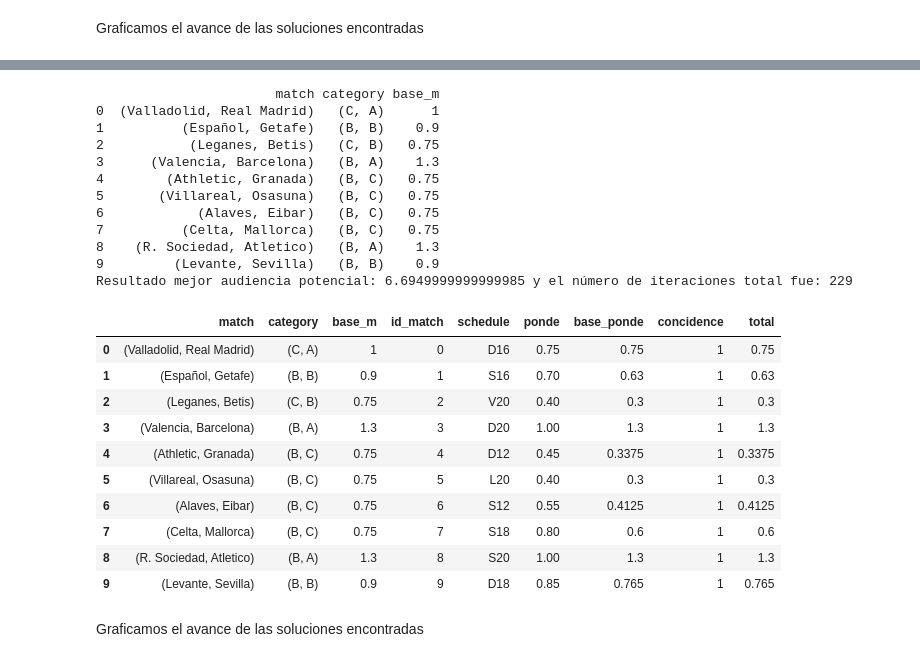
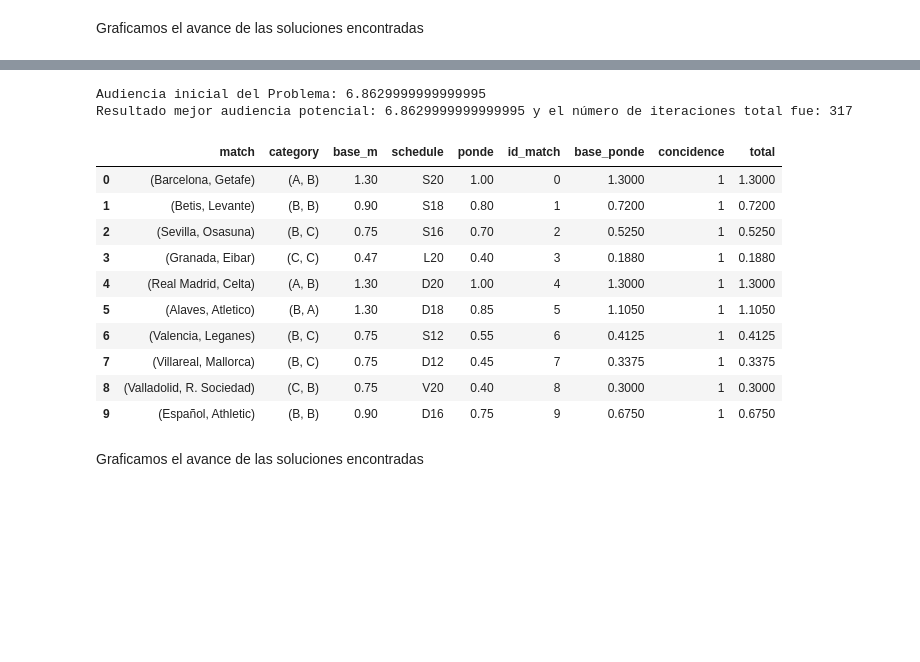
Before and after one commit to eacasas/algoritmosOptimizacion, a Jupyter notebook: EfraimCasas_TrabajoPráctico_Algoritmos.ipynb, the cells around one changed output, grey strips where cells are left out. Drawn from its saved outputs; the diff is of its cells as text; code cells hidden in the pictures; blank space fills up the shorter version.

```diff
--- a/EfraimCasas_TrabajoPráctico_Algoritmos.ipynb
+++ b/EfraimCasas_TrabajoPráctico_Algoritmos.ipynb
@@ -152,6 +194,7 @@ Ya tenemos una función capaz de generar todos los partidos de una jornada de fo
 # %%
 def generate_maths(teamCategory):
   journey = pd.DataFrame(columns=['match','category','base_m'])
+  result = match_pairs(teamCategory)
   for matchJ in result:
       #Se trae la información delos equipos
       teamInfo0 = teamCategory[teamCategory['team']==matchJ[0]]
@@ -184,6 +227,7 @@ print(generate_maths(teamCategory))
 Guardamos el resultado con el fin de trabajar con los mismos datos durante todo el ejercicio.
 # %%
 #Guardamos la jornada
+journey=generate_maths(teamCategory)
 
 journey.to_csv('/content/sample_data/journey2.csv', sep=';', index = True)
 # %% [markdown]
@@ -371,7 +479,7 @@ def busqueda_local(journey, resultados = None):
             temp_audience = sum(journey['total'])          #Se calcula la audiencia de la solución candidata
             #print(f'Audiencia: {temp_audience}')
 
-            if temp_audience > best_audience:
+            if temp_audience >= best_audience:
                 best_schedules = journey.copy()
                 best_audience = temp_audience
 
@@ -517,14 +625,17 @@ Esta es la solución final, y para esta vamos a crear un algoritmo de Annealing
 # %% [markdown]
 ### Anealing Simulado
 # %%
-def simulated_annealing(journey, schedulePon, T, alpha, schedule=None):
+def simulated_annealing(journey, schedulePon, T, alpha, aleatory=True):
 
     #Dataframe para almacenar los resultados iniciales
     r = pd.DataFrame(columns=['n','metodo','audiencia'])
 
-    #si no tenemos ningún encuentro base generamos uno
-    if type(schedule) != pd.DataFrame:
+    #generamos primera solución aleatoria o voraz según el parámetro
+    if aleatory:
       schedule,r = busqueda_aleatoria (journey,1,r)
+    else:
+      #Generamos la primera solución utilizando la ténica Voraz
+      schedule=generate_schedule_voraz(journey,schedulePon)
 
     #en x vamos a almacenar la mejor la programación de horarios candidata
     x = schedule
@@ -534,16 +645,28 @@ def simulated_annealing(journey, schedulePon, T, alpha, schedule=None):
     best_x = x
     best_audience = audience
 
+
+    print(f'Audiencia inicial del Problema: {audience}')
+
     #Se agrega la audiencia inicial
     new_row = {'n':len(r)+1, 'metodo':'Inicial','audiencia':audience}
     r= r.append(new_row, ignore_index=True)
 
+    #bandera para hacer busqueda local de la primera solución
+    first_it=True
+
     while T > 1e-3:
-        # Se genera una solución aleatoria
-        x_new,r = busqueda_aleatoria (journey,2,r)
 
-        # Generamos busqueda local
-        x_new,r = busqueda_local(x_new,r)
+        if first_it:
+          x_new = x
+          first_it=False
+        else:
+          # Se genera una solución aleatoria
+          x_new,r = busqueda_aleatoria (journey,2,r)
+
+        # Generamos busqueda local en cinco ocasiones
+        for i in range(5):
+          x_new,r = busqueda_local(x_new,r)
 
         #generamos la nueva audiencia
         new_audience = sum(x_new['total'])
@@ -552,7 +675,7 @@ def simulated_annealing(journey, schedulePon, T, alpha, schedule=None):
         if delta_audience > 0: #Si la solución tiene más audiencia
             x = x_new
             cost = new_audience
-            if new_audience > best_audience:
+            if new_audience >= best_audience:
                 best_x = x_new
                 best_audience = new_audience
         else:
@@ -706,41 +915,27 @@ Respuesta: Se aplica el algoritmo de la misma forma del punto anterior.
 # %%
-journey4= generate_maths(teamCategory)
-#Presentamos la jornada inicial
-print(journey4)
-
-#generamos la solución para la jornada
-schedulerJourney4, r4 = simulated_annealing(journey4, schedulePon, T, alpha)
+#generamos la solución para la jornada, partiendo desde la técnica voraz.
+schedulerJourney4, r4 = simulated_annealing(journey4, schedulePon, T, alpha, aleatory=False)
 
 #audiencia
 audiencia4=sum(schedulerJourney4['total'])
 print(f'Resultado mejor audiencia potencial: {audiencia4} y el número de iteraciones total fue: {r4.shape[0]}')
 
 #Configuraión de la jornada
 display(schedulerJourney4)
 # %% [output]
-                       match category base_m
-0  (Valladolid, Real Madrid)   (C, A)      1
-1          (Español, Getafe)   (B, B)    0.9
-2           (Leganes, Betis)   (C, B)   0.75
-3      (Valencia, Barcelona)   (B, A)    1.3
-4        (Athletic, Granada)   (B, C)   0.75
-5       (Villareal, Osasuna)   (B, C)   0.75
-6            (Alaves, Eibar)   (B, C)   0.75
-7          (Celta, Mallorca)   (B, C)   0.75
-8    (R. Sociedad, Atletico)   (B, A)    1.3
-9         (Levante, Sevilla)   (B, B)    0.9
-Resultado mejor audiencia potencial: 6.6949999999999985 y el número de iteraciones total fue: 229
+Audiencia inicial del Problema: 6.8629999999999995
+Resultado mejor audiencia potencial: 6.8629999999999995 y el número de iteraciones total fue: 317
-|  | match | category | base_m | id_match | schedule | ponde | base_ponde | concidence | total |
-| 0 | (Valladolid, Real Madrid) | (C, A) | 1 | 0 | D16 | 0.75 | 0.75 | 1 | 0.75 |
-| 1 | (Español, Getafe) | (B, B) | 0.9 | 1 | S16 | 0.70 | 0.63 | 1 | 0.63 |
-| 2 | (Leganes, Betis) | (C, B) | 0.75 | 2 | V20 | 0.40 | 0.3 | 1 | 0.3 |
-| 3 | (Valencia, Barcelona) | (B, A) | 1.3 | 3 | D20 | 1.00 | 1.3 | 1 | 1.3 |
-| 4 | (Athletic, Granada) | (B, C) | 0.75 | 4 | D12 | 0.45 | 0.3375 | 1 | 0.3375 |
-| 5 | (Villareal, Osasuna) | (B, C) | 0.75 | 5 | L20 | 0.40 | 0.3 | 1 | 0.3 |
-| 6 | (Alaves, Eibar) | (B, C) | 0.75 | 6 | S12 | 0.55 | 0.4125 | 1 | 0.4125 |
-| 7 | (Celta, Mallorca) | (B, C) | 0.75 | 7 | S18 | 0.80 | 0.6 | 1 | 0.6 |
-| 8 | (R. Sociedad, Atletico) | (B, A) | 1.3 | 8 | S20 | 1.00 | 1.3 | 1 | 1.3 |
-| 9 | (Levante, Sevilla) | (B, B) | 0.9 | 9 | D18 | 0.85 | 0.765 | 1 | 0.765 |
+|  | match | category | base_m | schedule | ponde | id_match | base_ponde | concidence | total |
+| 0 | (Barcelona, Getafe) | (A, B) | 1.30 | S20 | 1.00 | 0 | 1.3000 | 1 | 1.3000 |
+| 1 | (Betis, Levante) | (B, B) | 0.90 | S18 | 0.80 | 1 | 0.7200 | 1 | 0.7200 |
+| 2 | (Sevilla, Osasuna) | (B, C) | 0.75 | S16 | 0.70 | 2 | 0.5250 | 1 | 0.5250 |
+| 3 | (Granada, Eibar) | (C, C) | 0.47 | L20 | 0.40 | 3 | 0.1880 | 1 | 0.1880 |
+| 4 | (Real Madrid, Celta) | (A, B) | 1.30 | D20 | 1.00 | 4 | 1.3000 | 1 | 1.3000 |
+| 5 | (Alaves, Atletico) | (B, A) | 1.30 | D18 | 0.85 | 5 | 1.1050 | 1 | 1.1050 |
+| 6 | (Valencia, Leganes) | (B, C) | 0.75 | S12 | 0.55 | 6 | 0.4125 | 1 | 0.4125 |
+| 7 | (Villareal, Mallorca) | (B, C) | 0.75 | D12 | 0.45 | 7 | 0.3375 | 1 | 0.3375 |
+| 8 | (Valladolid, R. Sociedad) | (C, B) | 0.75 | V20 | 0.40 | 8 | 0.3000 | 1 | 0.3000 |
+| 9 | (Español, Athletic) | (B, B) | 0.90 | D16 | 0.75 | 9 | 0.6750 | 1 | 0.6750 |
 # %% [markdown]
 Graficamos el avance de las soluciones encontradas
 # %%
```
Also changed, not shown: parts of 57 cells of this notebook.
